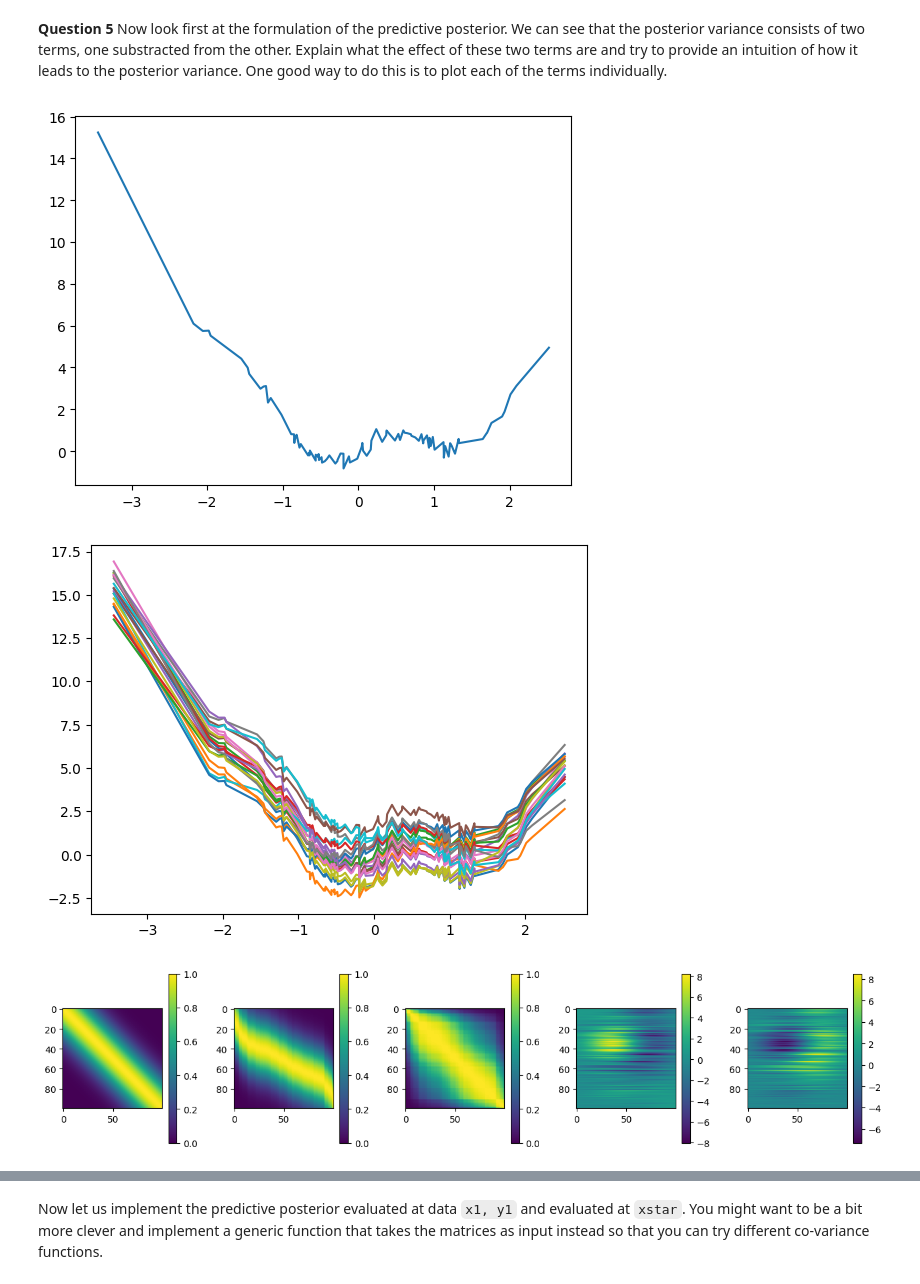
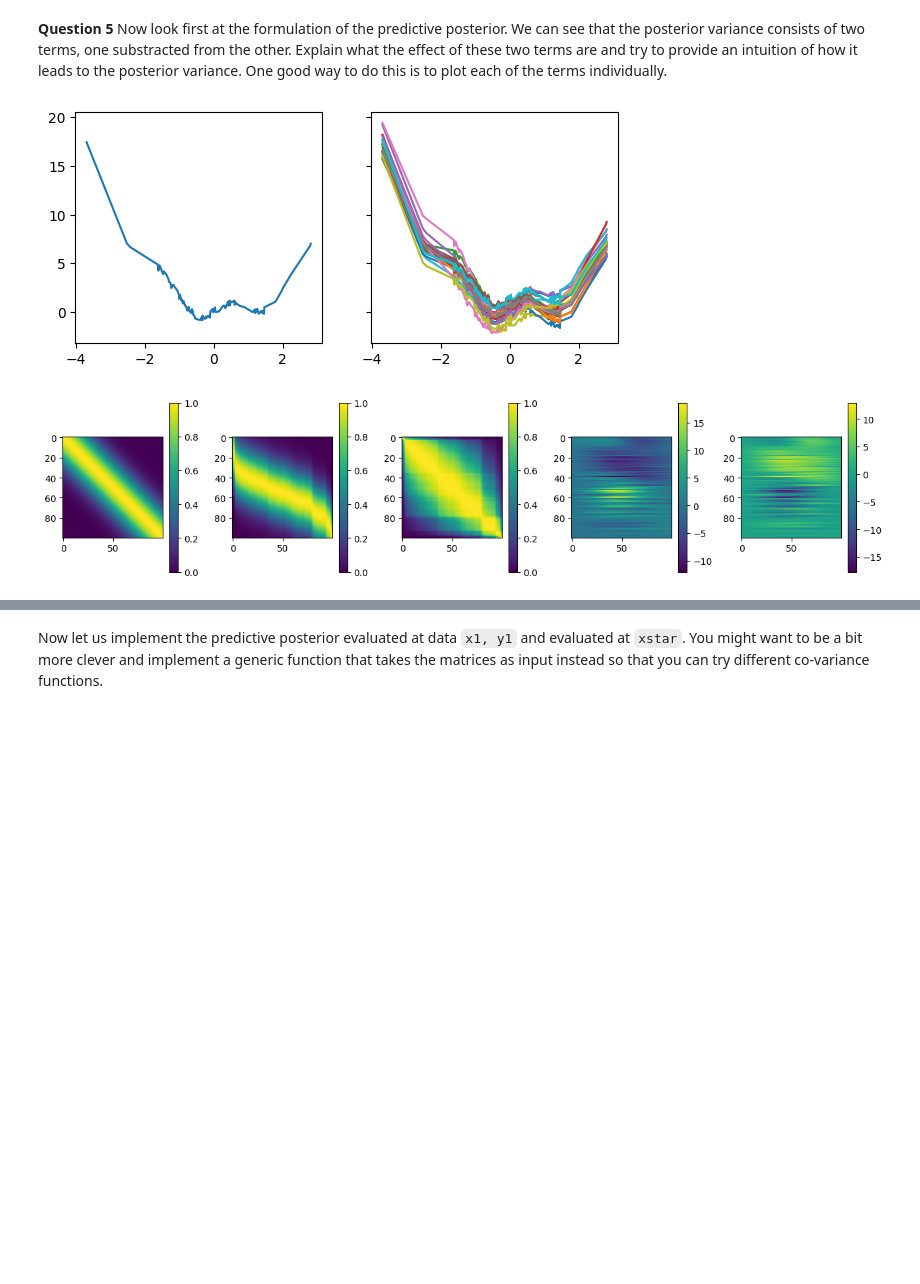
Before and after one commit to nyoma-diamond/L48_Assignments, a Jupyter notebook: gaussianprocess-notebook.ipynb, the cells around one changed output, grey strips where cells are left out. Drawn from its saved outputs; the diff is of its cells as text; code cells hidden in the pictures; blank space fills up the shorter version.

```diff
--- a/gaussianprocess-notebook.ipynb
+++ b/gaussianprocess-notebook.ipynb
@@ -486,49 +486,52 @@ To do this, we consider an additional set of generated input values ($\mathbf{x}
 # %%
 x1, y1 = data_1d(100, 0.2)
 x1 = x1.reshape(-1,1)
-
-plt.plot(x1, y1)
-plt.show()
-
-xstar = np.linspace(-3, 3, 100).reshape(-1, 1)
+xstar = np.linspace(x1.min(), x1.max(), 100).reshape(-1, 1)
 
 varSigma = 1
 lengthScale = 3
 
+_, axs = plt.subplots(1,2, sharey=True, figsize=(7,3))
+
+axs[0].plot(x1, y1)
+
 K = rbf_kernel(x1,None,varSigma,lengthScale) # k_xx
 f = np.random.multivariate_normal(y1.flatten(), K, 20)
-plt.plot(x1, f.T)
+axs[1].plot(x1, f.T)
 
 plt.show()
 
 k_starX = rbf_kernel(xstar,x1,varSigma,lengthScale)
 k_xx = rbf_kernel(x1,None,varSigma,lengthScale)
 
 k_starstar = rbf_kernel(xstar,None,varSigma,lengthScale)
 
 t2 = (k_starX).dot(np.linalg.inv(k_xx)).dot(k_starX.T)
 
 var = k_starstar - t2
 
 fig, axs = plt.subplots(1,5, figsize=(13,3))
 
 pos = axs[0].imshow(k_starstar, vmin=0, vmax=1)
 fig.colorbar(pos, ax=axs[0])
+
 pos = axs[1].imshow(k_starX, vmin=0, vmax=1)
 fig.colorbar(pos, ax=axs[1])
+
 pos = axs[2].imshow(k_xx, vmin=0, vmax=1)
 fig.colorbar(pos, ax=axs[2])
+
 pos = axs[3].imshow(t2)
 fig.colorbar(pos, ax=axs[3])
+
 pos = axs[4].imshow(var)
 fig.colorbar(pos, ax=axs[4])
 
 plt.tight_layout()
 plt.show()
 # %% [output]
-[figure, old version]
+[figure, new version]
-[figure, old version]
+[figure, new version]
-[figure, removed]
 # %% [markdown]
 
 **Answer**
```
Also changed, not shown: parts of 10 cells of this notebook.
